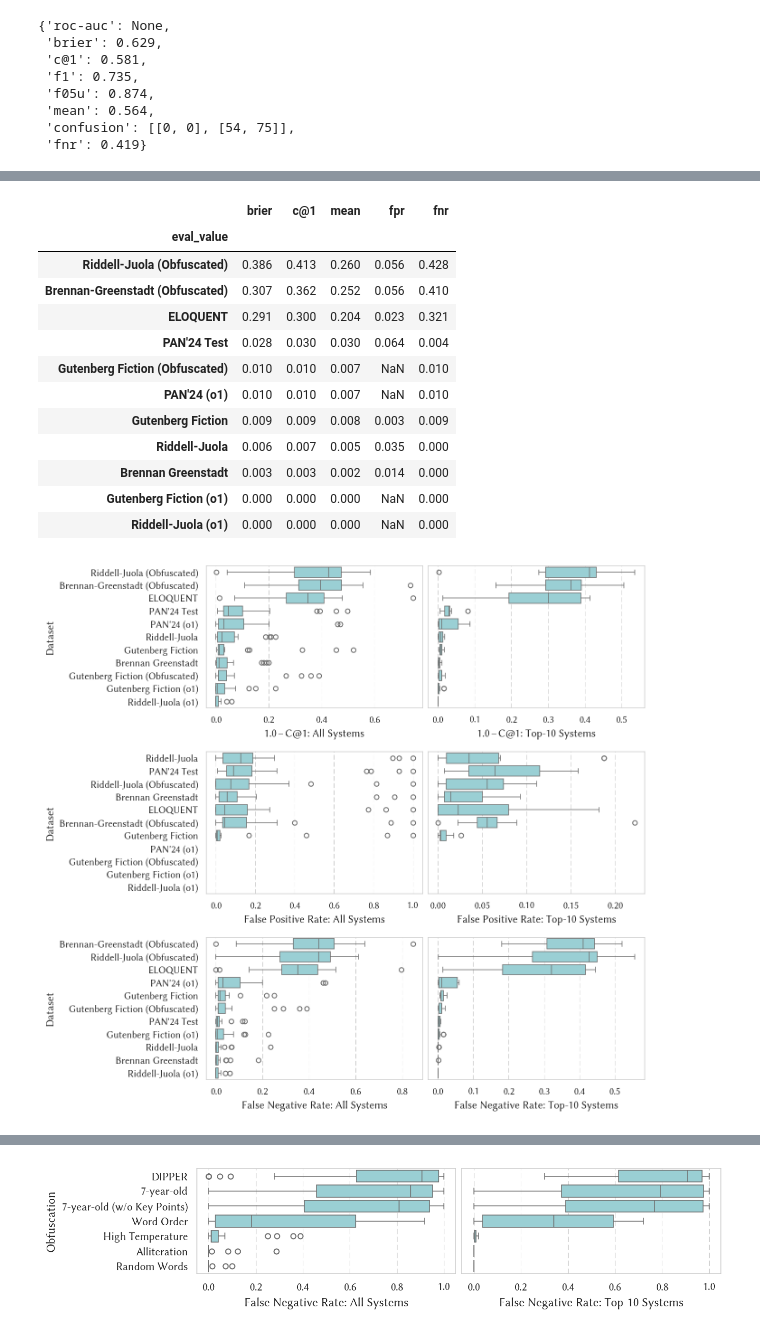
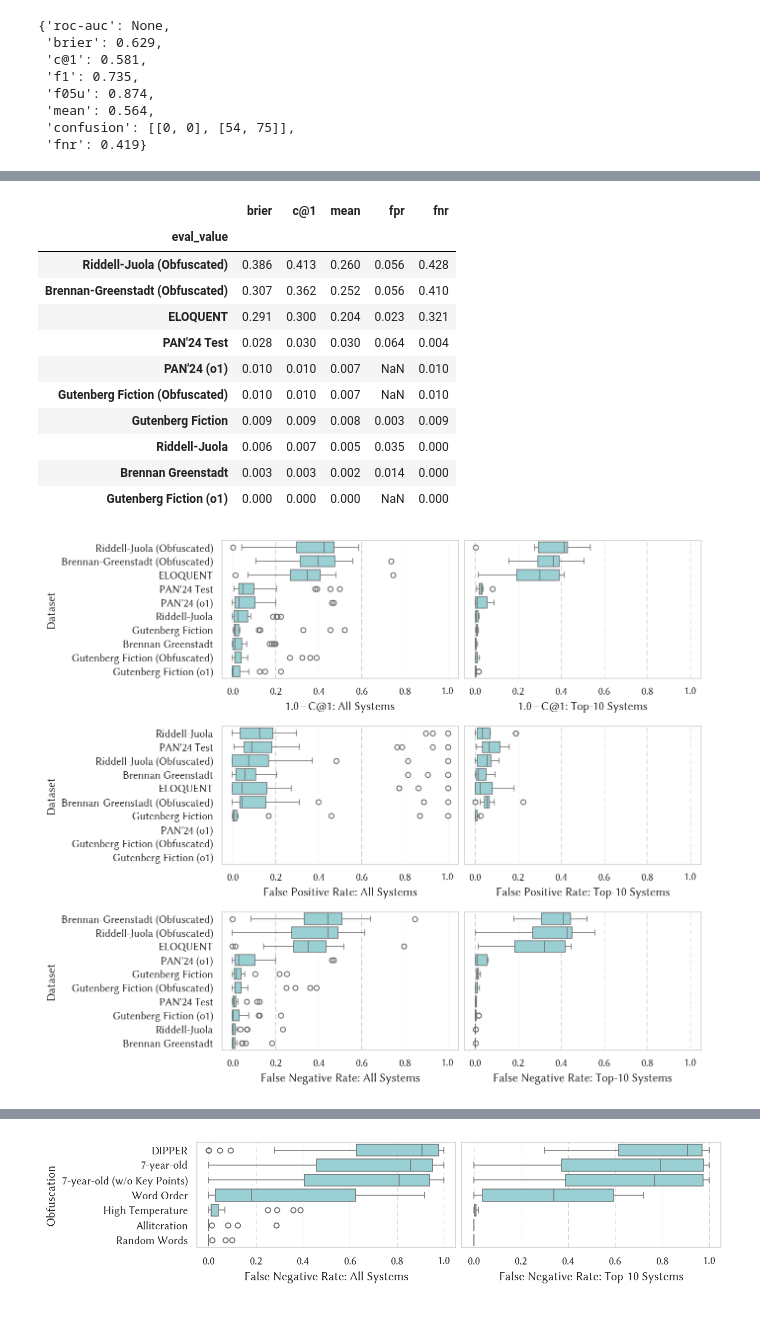
Before and after one commit to pan-webis-de/pan25-generative-ai-authorship-verification, a Jupyter notebook: notebooks/task_eval.ipynb, the cells around one changed output, grey strips where cells are left out. Saved outputs shown, nothing was run; the diff lists cells and outputs as text; code cells hidden in the pictures.

Commit message:
Update evaluation

```diff
--- a/notebooks/task_eval.ipynb
+++ b/notebooks/task_eval.ipynb
@@ -76,7 +76,7 @@ source_map = {
     'brennan-greenstadt': 'Brennan Greenstadt',
     'brennan-greenstadt-obfuscated': 'Brennan-Greenstadt (Obfuscated)',
     'riddell-juola': 'Riddell-Juola',
-    'riddell-juola-o1-deepseek': 'Riddell-Juola (o1)',
+    'riddell-juola-o1-deepseek': 'DROP',  # Mislabeled as o1, so drop it from evaluation
     'riddell-juola-obfuscated': 'Riddell-Juola (Obfuscated)',
     'gutenberg-19c-fiction': 'Gutenberg Fiction',
     'gutenberg-19c-fiction-o1': 'Gutenberg Fiction (o1)',
@@ -108,6 +142,8 @@ def load_run_jsonl(infile):
             obj['eval_field'] = k.replace('_eval-', '')
             for kv, v in j['evaluation'][k].items():
                 obj['eval_value'] = kv if obj['eval_field'] != 'source' else source_map.get(kv, kv)
+                if obj['eval_value'] == 'DROP':
+                    continue
                 obj.update(**v)
                 yield obj.copy()
 
@@ -483,20 +517,20 @@ pan_dataset_difficulty_top10.round(3)
 | Brennan-Greenstadt (Obfuscated) | 0.307 | 0.362 | 0.252 | 0.056 | 0.410 |
 | ELOQUENT | 0.291 | 0.300 | 0.204 | 0.023 | 0.321 |
 | PAN'24 Test | 0.028 | 0.030 | 0.030 | 0.064 | 0.004 |
+| PAN'24 (o1) | 0.010 | 0.010 | 0.007 | NaN | 0.010 |
 | Gutenberg Fiction (Obfuscated) | 0.010 | 0.010 | 0.007 | NaN | 0.010 |
-| PAN'24 (o1) | 0.010 | 0.010 | 0.007 | NaN | 0.010 |
 | Gutenberg Fiction | 0.009 | 0.009 | 0.008 | 0.003 | 0.009 |
 | Riddell-Juola | 0.006 | 0.007 | 0.005 | 0.035 | 0.000 |
 | Brennan Greenstadt | 0.003 | 0.003 | 0.002 | 0.014 | 0.000 |
 | Gutenberg Fiction (o1) | 0.000 | 0.000 | 0.000 | NaN | 0.000 |
-| Riddell-Juola (o1) | 0.000 | 0.000 | 0.000 | NaN | 0.000 |
 # %%
 def _plt_dataset_difficulty(ax, df, field, xlabel, order, group_field='eval_value', ylabel='Dataset'):
     sns.boxplot(df, ax=ax, x=field, y=group_field, linewidth=.75, order=order)
     ax.set_xlabel(xlabel)
     ax.set_ylabel(ylabel)
+    ax.set_xlim((-.05, 1.05))
 
-fig, axs = plt.subplots(3, 2, figsize=(9, 8.2), sharey='row')
+fig, axs = plt.subplots(3, 2, figsize=(9, 7.5), sharey='row')
 # fig, axs = plt.subplots(1, 2, figsize=(9, 2.8), sharey='row')
 
 _plt_dataset_difficulty(axs.flat[0],
@@ -510,34 +544,34 @@ _plt_dataset_difficulty(axs.flat[1],
                         '1.0 – C@1: Top-10 Systems',
                         pan_dataset_difficulty.index)
 
 _plt_dataset_difficulty(axs.flat[2],
                         pan_dataset_difficulty_all,
                         'fpr',
                         'False Positive Rate: All Systems',
                         pan_dataset_difficulty.sort_values('fpr', ascending=False).index)
 _plt_dataset_difficulty(axs.flat[3],
                         pan_dataset_difficulty_top10_all,
                         'fpr',
                         'False Positive Rate: Top-10 Systems',
                         pan_dataset_difficulty.sort_values('fpr', ascending=False).index)
 
 _plt_dataset_difficulty(axs.flat[4],
                         pan_dataset_difficulty_all,
                         'fnr',
                         'False Negative Rate: All Systems',
                         pan_dataset_difficulty.sort_values('fnr', ascending=False).index)
 _plt_dataset_difficulty(axs.flat[5],
                         pan_dataset_difficulty_top10_all,
                         'fnr',
                         'False Negative Rate: Top-10 Systems',
                         pan_dataset_difficulty.sort_values('fnr', ascending=False).index)
 
 # plt.suptitle('Dataset Difficulty', y=.999)
 plt.tight_layout(pad=.5, h_pad=1.1)
 plt.savefig(OUT_DIR / 'pan_dataset_difficulty.pdf')
 plt.show()
 # %% [output]
-[figure, old version]
+[figure, new version]
 # %%
 obfs_map = {
     'dipper': 'DIPPER',
```
Also changed, not shown: parts of 15 cells of this notebook, 12 other files.
